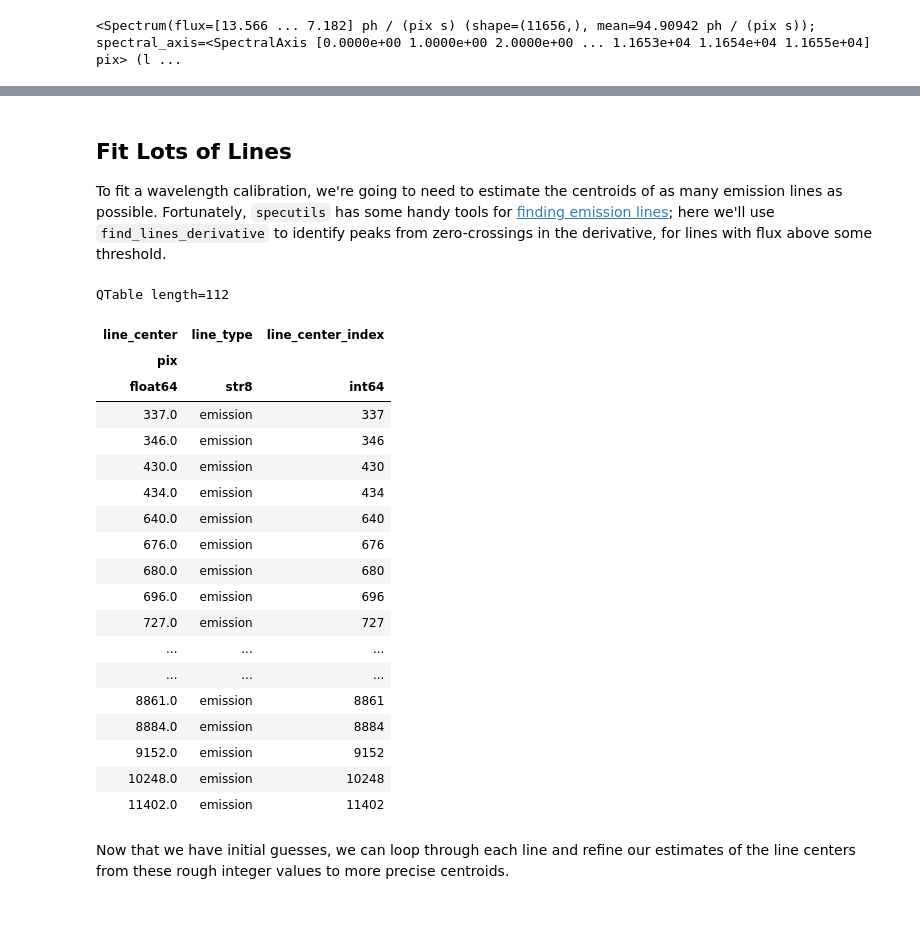
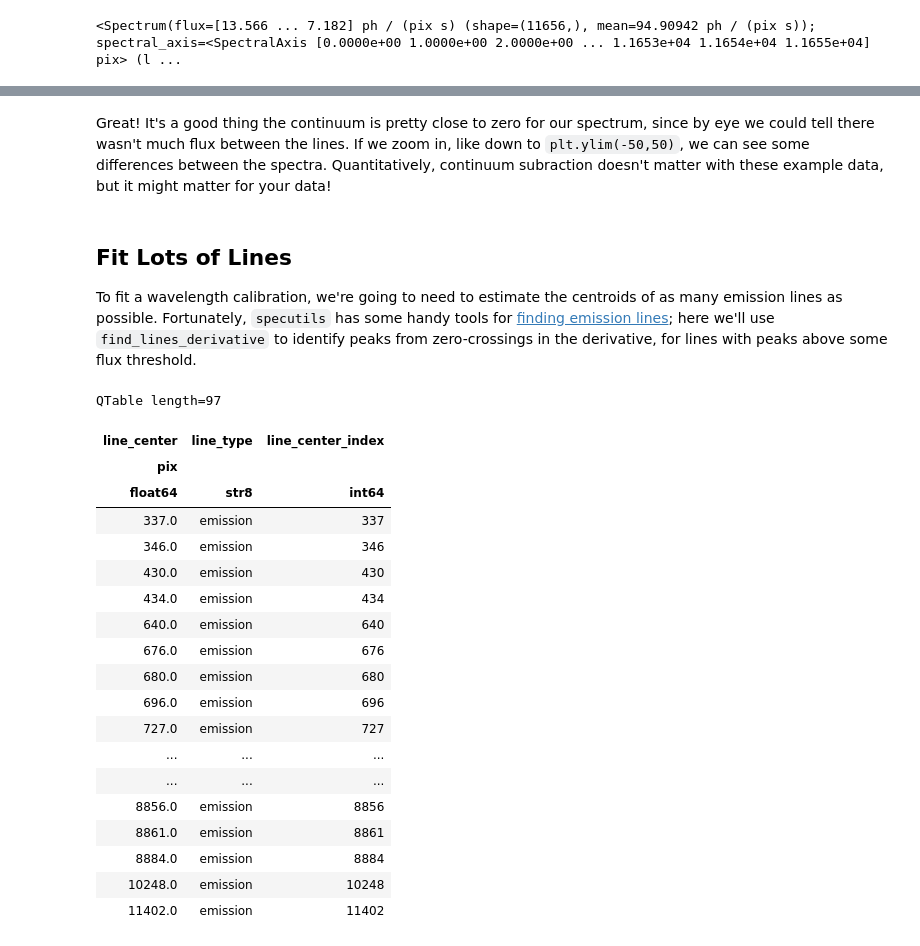
Before and after one commit to zkbt/astr3520-handbook, a Jupyter notebook: wavelength.ipynb, the cells around one changed output, grey strips where cells are left out. Cells and saved outputs as stored; diff of their text form; code cells hidden in the pictures; blank space fills up the shorter version.

```diff
--- a/wavelength.ipynb
+++ b/wavelength.ipynb
@@ -90,8 +92,10 @@ This spectrum has the wavelength dimension still in units of pixels, representin
 # %%
-# create a specutils "Spectrum" object, including uncertainty that can be propagated
-spectrum = Spectrum(spectral_axis=uncalibrated['wavelength_pixel'],
-                    flux=uncalibrated['flux'],
-                    uncertainty=StdDevUncertainty(uncalibrated['uncertainty']))
+# create a specutils "Spectrum" object
+spectrum = Spectrum(
+    spectral_axis=uncalibrated["wavelength_pixel"],
+    flux=uncalibrated["flux"],
+    uncertainty=StdDevUncertainty(uncalibrated["uncertainty"]),
+)
 
 spectrum
 # %% [output]
@@ -133,0 +151,4 @@ plot_spectrum(spectrum)
+# %%
+# fit a continuum function, using a median to skip over
+continuum_function = fit_generic_continuum(spectrum, median_window=201)
+continuum_function
@@ -133,0 +159,5 @@ plot_spectrum(spectrum)
+# %%
+# define a pixel axis, estimate continuum at those pixels
+w = spectrum.spectral_axis
+continuum = continuum_function(w)
+continuum
@@ -133,0 +168,2 @@ plot_spectrum(spectrum)
+# %%
+continuum_subtracted_spectrum = spectrum - continuum
@@ -134,33 +183,35 @@ plot_spectrum(spectrum)
+# %% [markdown]
+Great! It's a good thing the continuum is pretty close to zero for our spectrum, since by eye we could tell there wasn't much flux between the lines. If we zoom in, like down to `plt.ylim(-50,50)`, we can see some differences between the spectra. Quantitatively, continuum subraction doesn't matter with these example data, but it might matter for your data!
 # %% [markdown]
 ## Fit Lots of Lines
 
-To fit a wavelength calibration, we're going to need to estimate the centroids of as many emission lines as possible. Fortunately, `specutils` has some handy tools for [finding emission lines](https://specutils.readthedocs.io/en/stable/fitting.html#line-finding); here we'll use `find_lines_derivative` to identify peaks from zero-crossings in the derivative, for lines with flux above some threshold.
+To fit a wavelength calibration, we're going to need to estimate the centroids of as many emission lines as possible. Fortunately, `specutils` has some handy tools for [finding emission lines](https://specutils.readthedocs.io/en/stable/fitting.html#line-finding); here we'll use `find_lines_derivative` to identify peaks from zero-crossings in the derivative, for lines with peaks above some flux threshold.
 # %%
 from specutils.fitting import find_lines_derivative
 
 # generate intital guesses for the positions of many lines
-lots_of_lines = find_lines_derivative(spectrum, flux_threshold=50*u.photon/u.s/u.pixel)
+lots_of_lines = find_lines_derivative(
+    continuum_subtracted_spectrum, flux_threshold=50 * u.photon / u.s / u.pixel
+)
 lots_of_lines
 # %% [output]
-QTable length=112
+QTable length=97
 | line_center | line_type | line_center_index |
 | pix |  |  |
 | float64 | str8 | int64 |
 | 337.0 | emission | 337 |
 | 346.0 | emission | 346 |
 | 430.0 | emission | 430 |
 | 434.0 | emission | 434 |
 | 640.0 | emission | 640 |
 | 676.0 | emission | 676 |
 | 680.0 | emission | 680 |
 | 696.0 | emission | 696 |
 | 727.0 | emission | 727 |
 | ... | ... | ... |
 | ... | ... | ... |
+| 8856.0 | emission | 8856 |
 | 8861.0 | emission | 8861 |
 | 8884.0 | emission | 8884 |
-| 9152.0 | emission | 9152 |
 | 10248.0 | emission | 10248 |
 | 11402.0 | emission | 11402 |
-# %% [markdown]
-Now that we have initial guesses, we can loop through each line and refine our estimates of the line centers from these rough integer values to more precise centroids.
```
Also changed, not shown: parts of 73 cells of this notebook.
